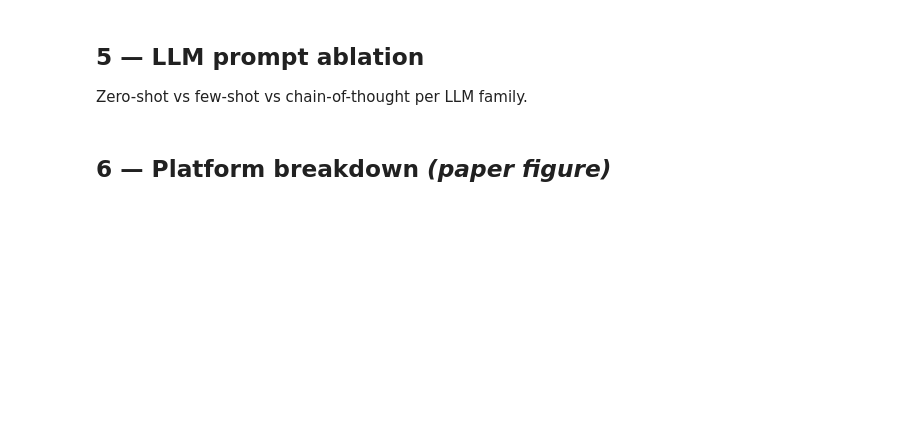
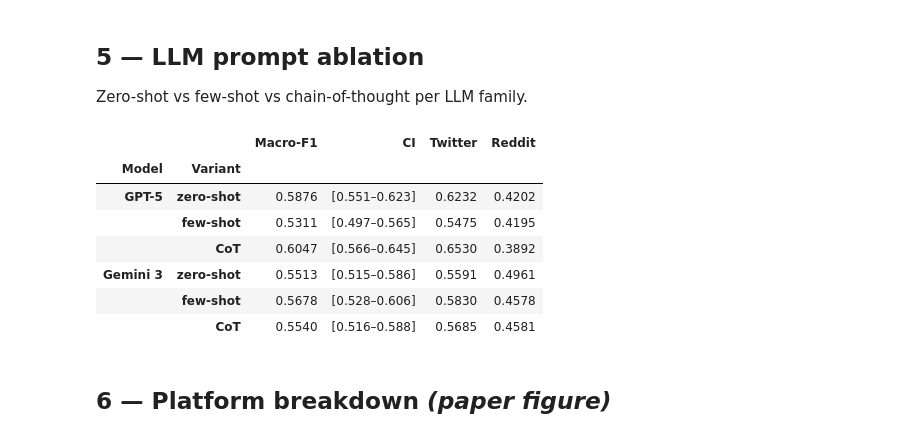
Before and after one commit to nolanimations/Transformers-vs-LLMs-Depression-Severity, a Jupyter notebook: notebooks/08_results_aggregation.ipynb, the cells around one changed output. Cells and saved outputs as stored; diff of their text form; code cells hidden in the pictures; blank space fills up the shorter version.

```diff
--- a/notebooks/08_results_aggregation.ipynb
+++ b/notebooks/08_results_aggregation.ipynb
@@ -140,32 +183,41 @@ else:
 Zero-shot vs few-shot vs chain-of-thought per LLM family.
 # %%
 LLM_GROUPS = {
-    'GPT-5':    ['GPT-5 zero-shot', 'GPT-5 few-shot', 'GPT-5 CoT'],
-    'Gemini 3': ['Gemini3 zero-shot', 'Gemini3 few-shot', 'Gemini3 CoT'],
+    'GPT-5':    ['GPT-5.4-mini zero-shot', 'GPT-5.4-mini few-shot', 'GPT-5.4-mini CoT'],
+    'Gemini 3': ['Gemini 3 Flash zero-shot', 'Gemini 3 Flash few-shot', 'Gemini 3 Flash CoT'],
 }
 
 rows = []
 for family, variants in LLM_GROUPS.items():
     for v in variants:
         m = available.get(v)
         if m is None:
             continue
         tw = m['by_source'].get('twitter', {}).get('macro_f1', float('nan'))
         re = m['by_source'].get('reddit',  {}).get('macro_f1', float('nan'))
         rows.append({
             'Model':    family,
             'Variant':  v.split()[-1],
             'Macro-F1': round(m['macro_f1'], 4),
             'CI':       f"[{m['macro_f1_ci_low']:.3f}\u2013{m['macro_f1_ci_high']:.3f}]",
             'Twitter':  round(tw, 4),
             'Reddit':   round(re, 4),
         })
 
 if rows:
-    pd.DataFrame(rows).set_index(['Model', 'Variant'])
+    display(pd.DataFrame(rows).set_index(['Model', 'Variant']))
 else:
     print('LLM results not yet available.')
     print('Run: python src/llm/run_llm_eval.py --model gemini --variant zero_shot')
+# %% [output]
+|  |  | Macro-F1 | CI | Twitter | Reddit |
+| Model | Variant |  |  |  |  |
+| GPT-5 | zero-shot | 0.5876 | [0.551–0.623] | 0.6232 | 0.4202 |
+|  | few-shot | 0.5311 | [0.497–0.565] | 0.5475 | 0.4195 |
+|  | CoT | 0.6047 | [0.566–0.645] | 0.6530 | 0.3892 |
+| Gemini 3 | zero-shot | 0.5513 | [0.515–0.586] | 0.5591 | 0.4961 |
+|  | few-shot | 0.5678 | [0.528–0.606] | 0.5830 | 0.4578 |
+|  | CoT | 0.5540 | [0.516–0.588] | 0.5685 | 0.4581 |
 # %% [markdown]
 ## 6 — Platform breakdown  *(paper figure)*
 # %%
```
Also changed, not shown: parts of 7 cells of this notebook, 8 other files.
